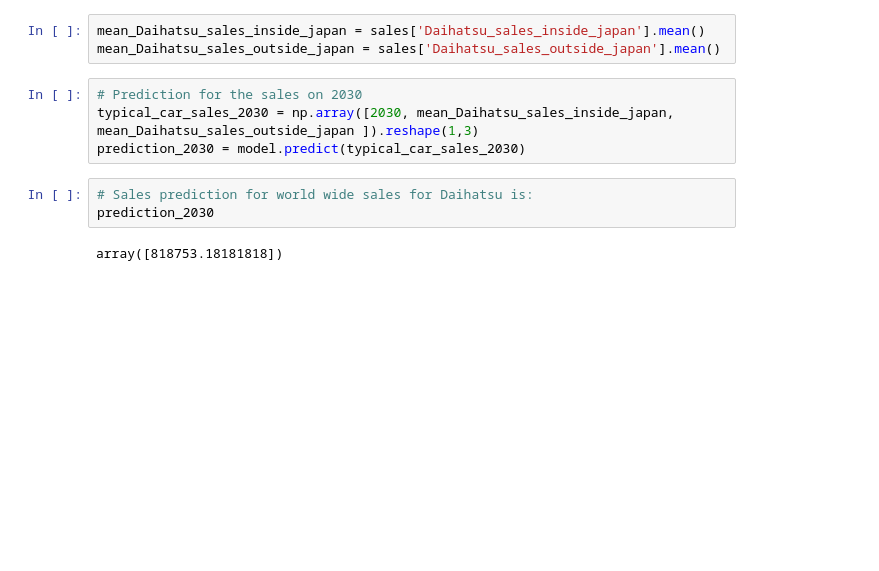
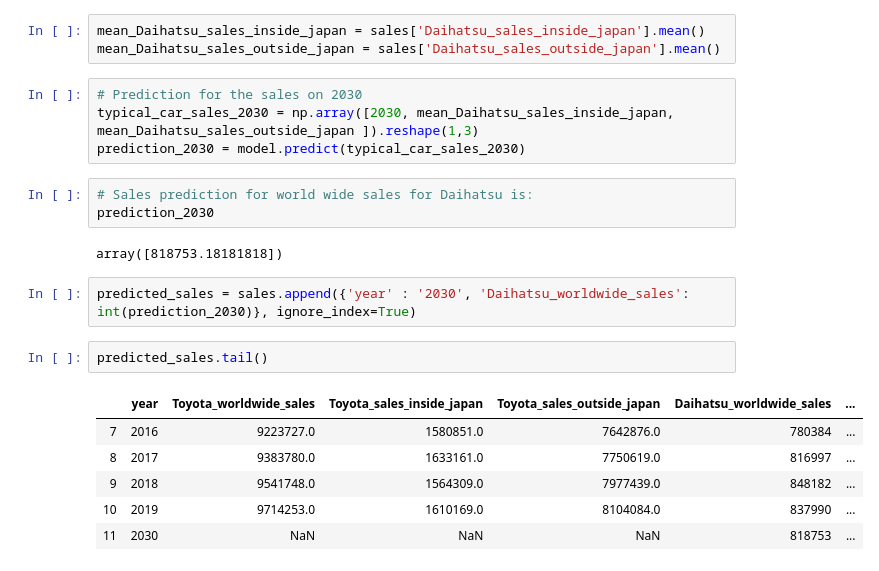
Before and after one commit to karl-johan-grahn/toyota-analysis, a Jupyter notebook: Toyota_car_price_data_analysis.ipynb, the cells around one changed output. Saved outputs shown, nothing was run; the diff lists cells and outputs as text; blank space fills up the shorter version.

```diff
--- a/Toyota_car_price_data_analysis.ipynb
+++ b/Toyota_car_price_data_analysis.ipynb
@@ -200,3 +200,14 @@ prediction_2030 = model.predict(typical_car_sales_2030)
 prediction_2030
 # %% [output]
 array([818753.18181818])
+# %%
+predicted_sales = sales.append({'year' : '2030', 'Daihatsu_worldwide_sales': int(prediction_2030)}, ignore_index=True)
+# %%
+predicted_sales.tail()
+# %% [output]
+|  | year | Toyota_worldwide_sales | Toyota_sales_inside_japan | Toyota_sales_outside_japan | Daihatsu_worldwide_sales | ... |
+| 7 | 2016 | 9223727.0 | 1580851.0 | 7642876.0 | 780384 | ... |
+| 8 | 2017 | 9383780.0 | 1633161.0 | 7750619.0 | 816997 | ... |
+| 9 | 2018 | 9541748.0 | 1564309.0 | 7977439.0 | 848182 | ... |
+| 10 | 2019 | 9714253.0 | 1610169.0 | 8104084.0 | 837990 | ... |
+| 11 | 2030 | NaN | NaN | NaN | 818753 | ... |
```
Also changed, not shown: parts of 1 cell of this notebook.
